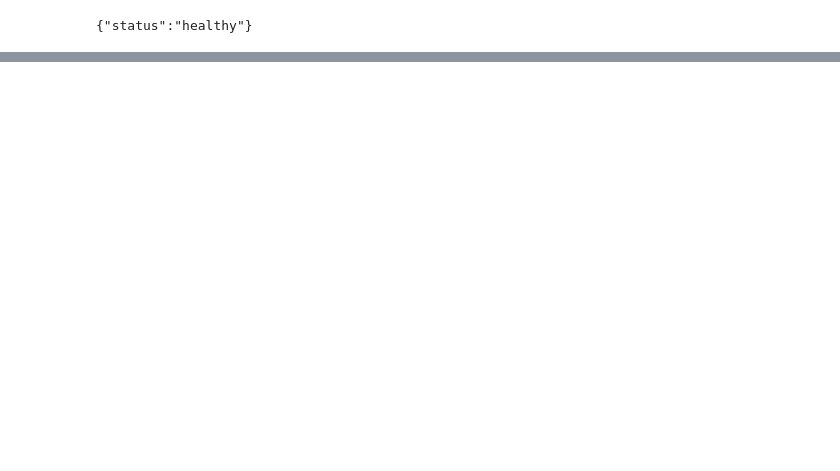
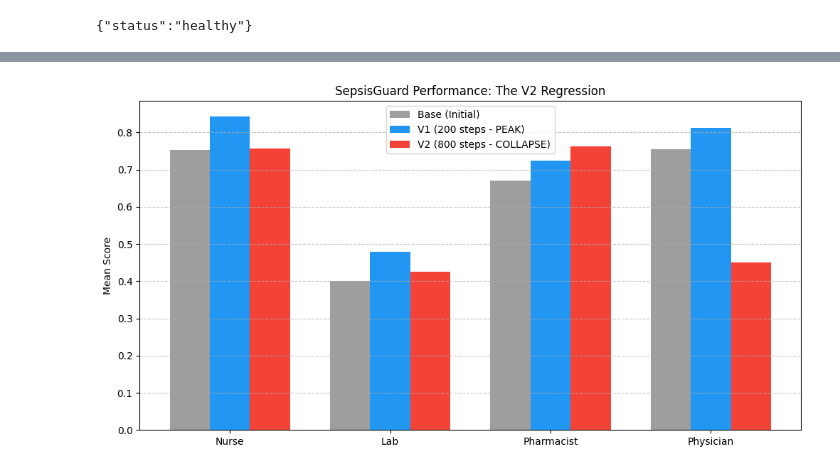
Before and after one commit to JishnuVijayan/Sepsis-Guard, a Jupyter notebook: training/colab_training_new.ipynb, the cells around one changed output, grey strips where cells are left out. Drawn from its saved outputs; the diff is of its cells as text; code cells hidden in the pictures; blank space fills up the shorter version.

Commit message:
sepsisv1

```diff
--- a/training/colab_training_new.ipynb
+++ b/training/colab_training_new.ipynb
@@ -222,7 +275,7 @@ Tick: 1, Roles: ['nurse', 'lab', 'pharmacist', 'physician']
 # %%
 import os, sys, json
 from tqdm.auto import tqdm
-sys.path.insert(0, "/content/sepsisguard")
+sys.path.insert(0, "/data/sepsisguard")
 
 from training.prompts import build_role_prompt
 from agents.nurse import HeuristicNurse
@@ -231,7 +284,9 @@ from agents.pharmacist import HeuristicPharmacist
 from agents.physician import HeuristicPhysician
 
 ROLES = ("nurse", "lab", "pharmacist", "physician")
-N_EPISODES = 16
+
+# --- BIGGEST CHANGE: Generate way more data for a 1500-step run ---
+N_EPISODES = 50  # Jump from 16 to 100. This will generate ~10,000+ unique prompts.
 SEEDS = list(range(42, 42 + N_EPISODES))
 TASK = "task1_textbook"
 MAX_TICKS_PER_EP = 48
@@ -243,9 +298,6 @@ heuristic_agents = {
     "physician": HeuristicPhysician(),
 }
 
-# GRPO only uses prompts — TRL generates its own completions from the evolving policy.
-# We collect diverse prompts by stepping through episodes with heuristic agents.
-# No LLM inference needed, so 16 episodes takes ~30 seconds instead of 60+ minutes.
 print(f"Collecting prompts via {N_EPISODES} heuristic episodes...")
 rollouts = []
 
@@ -261,7 +313,13 @@ for ep_idx, seed in enumerate(tqdm(SEEDS, desc="Episodes")):
         for role in ROLES:
             prompt = build_role_prompt(obs[role], role)
             actions[role] = heuristic_agents[role].decide(obs[role])
+
+            # --- OPTIONAL FILTERING ---
+            # You can optionally skip adding prompts where nothing is happening
+            # to keep the dataset dense with action. But for RL, seeing "quiet"
+            # states is also helpful. I'd leave it as is.
             rollouts.append({"prompt": prompt, "role": role, "seed": seed, "tick": tick + 1})
+
         bundle = env.step(actions, session_id=sid)
         done = bool(bundle.get("done", False))
         tick += 1
@@ -731,0 +967,33 @@ print("Plot saved to training_results.png")
+# %%
+import matplotlib.pyplot as plt
+import numpy as np
+
+roles = ["nurse", "lab", "pharmacist", "physician"]
+x = np.arange(len(roles))
+width = 0.25
+
+# Scores from your previous V1 run (from the screenshot)
+v1_means = [0.8425, 0.4800, 0.7250, 0.8125]
+
+# Scores from this current V2 run
+v2_means = [0.7575, 0.4250, 0.7625, 0.4500]
+
+# Pre-train/Base scores from your log
+base_means = [0.7526, 0.3998, 0.6700, 0.7552]
+
+fig, ax = plt.subplots(figsize=(12, 6))
+
+ax.bar(x - width, base_means, width, label='Base (Initial)', color='#9E9E9E')
+ax.bar(x, v1_means, width, label='V1 (200 steps - PEAK)', color='#2196F3')
+ax.bar(x + width, v2_means, width, label='V2 (800 steps - COLLAPSE)', color='#f44336')
+
+ax.set_ylabel('Mean Score')
+ax.set_title('SepsisGuard Performance: The V2 Regression')
+ax.set_xticks(x)
+ax.set_xticklabels([r.capitalize() for r in roles])
+ax.legend()
+
+plt.grid(axis='y', linestyle='--', alpha=0.7)
+plt.show()
+# %% [output]
+[figure, added]
```
Also changed, not shown: parts of 22 cells of this notebook, 3 other files.
